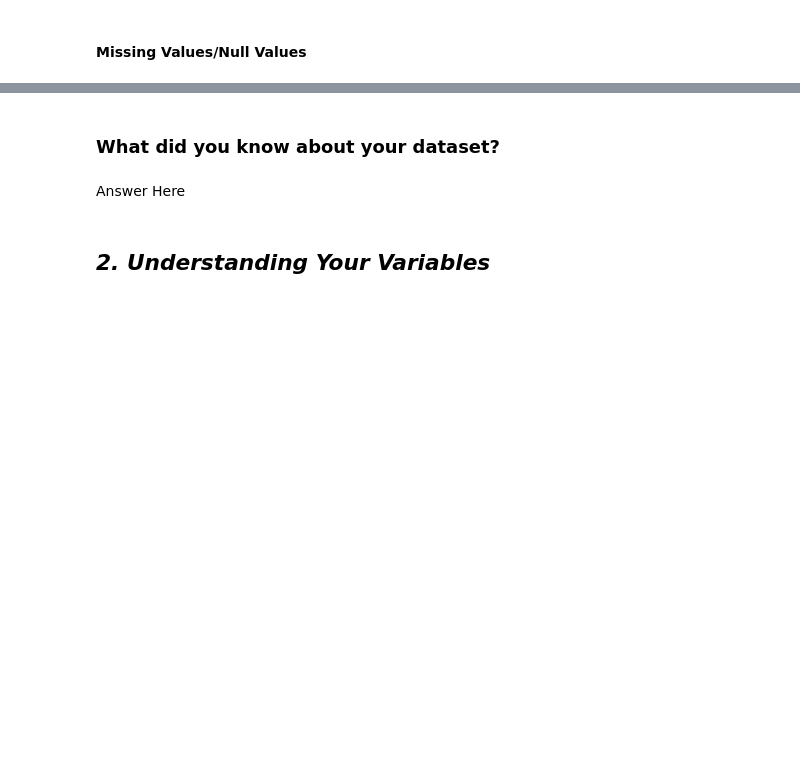
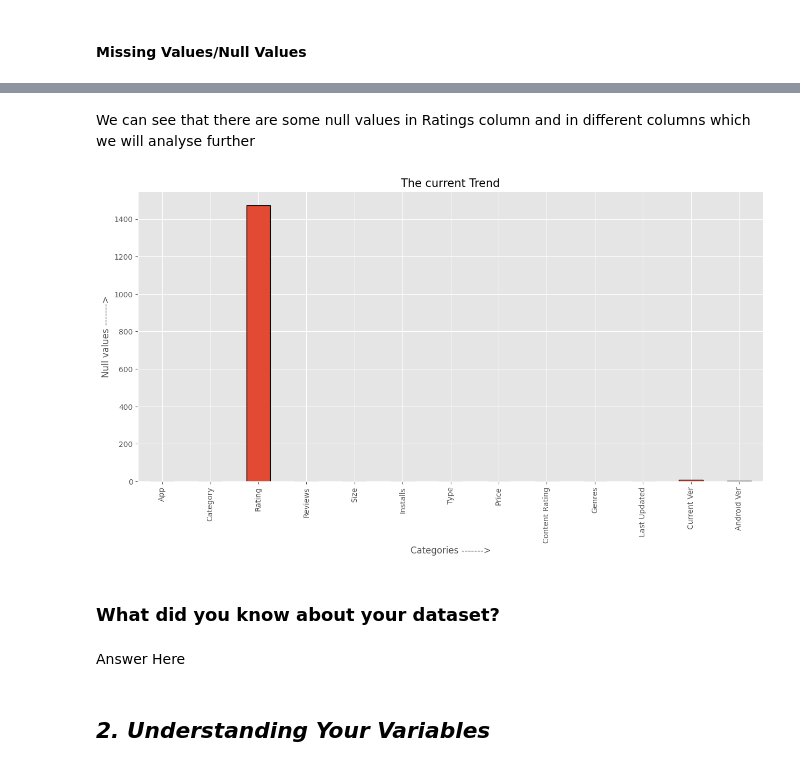
Before and after one commit to Abhinavyadav12827/Play-store-app-review-Exploratary-Data-Analysis, a Jupyter notebook: Abhinav_EDA_Notebook.ipynb, the cells around one changed output, grey strips where cells are left out. Drawn from its saved outputs; the diff is of its cells as text; code cells hidden in the pictures; blank space fills up the shorter version.

```diff
--- a/Abhinav_EDA_Notebook.ipynb
+++ b/Abhinav_EDA_Notebook.ipynb
@@ -136,2 +178,6 @@ M - Multivariate Analysis
+# %%
+# mounting the drive to colab notebook.
+# reading csv file
+df = pd.read_csv('/content/drive/MyDrive/capstone project almabetter/Play Store Data.csv')
 # %% [markdown]
 ### Dataset First View
@@ -153,3 +258,5 @@ M - Multivariate Analysis
 #### Missing Values/Null Values
 # %%
 # Missing Values/Null Values Count
+null=df.isnull().sum()
+null
@@ -158,3 +278,16 @@ M - Multivariate Analysis
+# %% [markdown]
+We can see that there are some null values in Ratings column and in different columns which we will analyse further
+# %%
+# Visualizing the missing values
+
+plt.style.use('ggplot')
+trends = null.plot.bar(figsize= (15,7) , linewidth = 1 , edgecolor = 'black')
+trends.set_title('The current Trend',fontsize = 15)
+trends.set_xlabel('Categories ------->',fontsize =12)
+trends.set_ylabel('Null values ------->',fontsize =12)
+plt.show()
+# %% [output]
+[figure, added]
 # %% [markdown]
 ### What did you know about your dataset?
 # %% [markdown]
```
Also changed, not shown: parts of 23 cells of this notebook.
